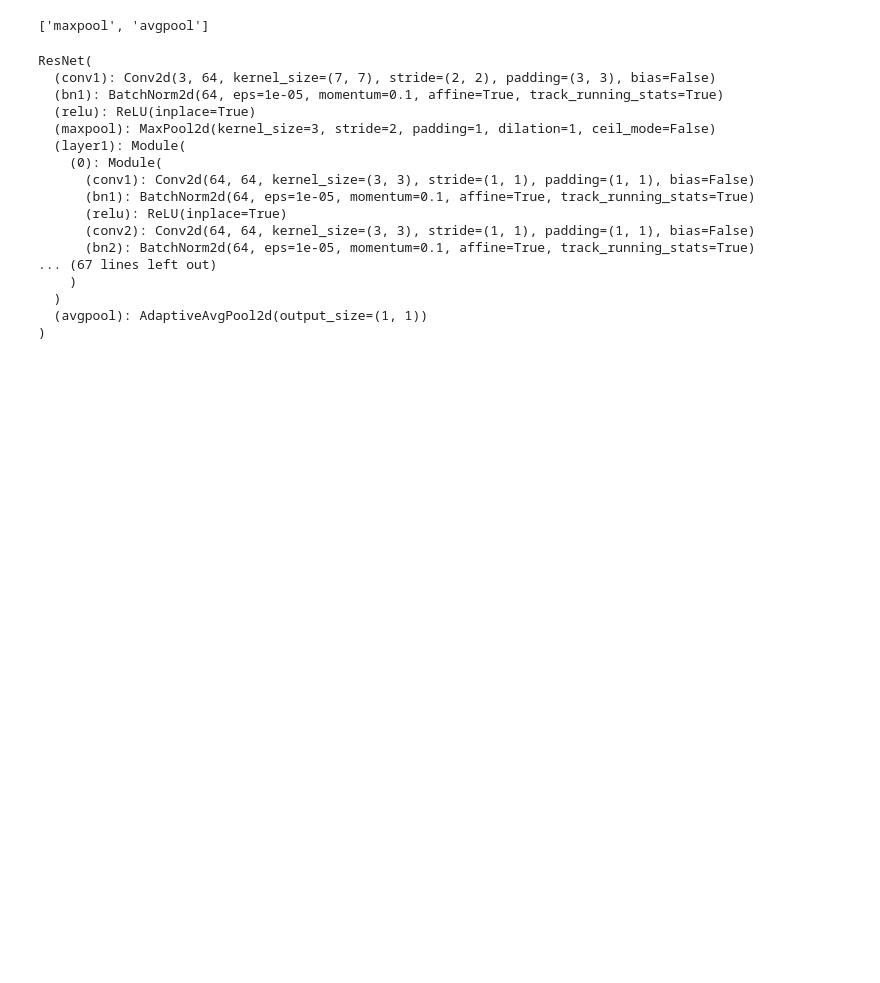
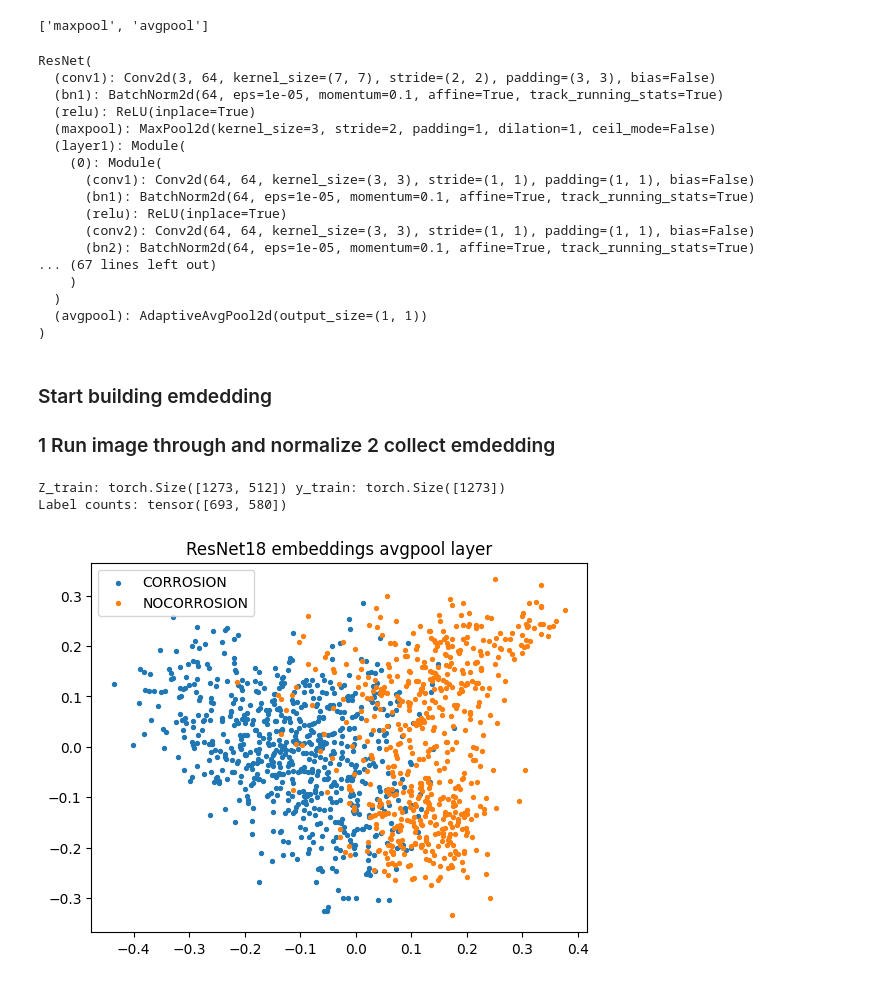
Before and after one commit to Tseng0318/ENDG511project, a Jupyter notebook: transfer.ipynb, the cells around one changed output. Saved outputs shown, nothing was run; the diff lists cells and outputs as text; code cells hidden in the pictures; blank space fills up the shorter version.

Commit message:
plot emdedding and plot

```diff
--- a/transfer.ipynb
+++ b/transfer.ipynb
@@ -547,3 +541,7 @@ ResNet(
   )
   (avgpool): AdaptiveAvgPool2d(output_size=(1, 1))
 )
+# %% [markdown]
+### Start building emdedding
+
+### 1 Run image through and normalize 2 collect emdedding
@@ -549,0 +580,32 @@ ResNet(
+# %%
+Z_train, y_train = build_embedding_bank(train_loader, device, max_samples=3000)
+print("Z_train:", Z_train.shape, "y_train:", y_train.shape)
+print("Label counts:", torch.bincount(y_train))
+# %% [output]
+Z_train: torch.Size([1273, 512]) y_train: torch.Size([1273])
+Label counts: tensor([693, 580])
+# %%
+@torch.no_grad()
+def pca_2d(X: torch.Tensor):
+    X = X.float()
+    mean = X.mean(dim=0, keepdim=True)
+    Xc = X - mean
+    U, S, Vt = torch.linalg.svd(Xc, full_matrices=False)
+    V = Vt.T[:, :2]         # [D,2]
+    X2 = Xc @ V             # [N,2]
+    return X2, V, mean.squeeze(0)
+
+Z2, V, mean = pca_2d(Z_train)
+# %%
+class_names = train_ds.classes  # ["CORROSION","NOCORROSION"]
+mask0 = (y_train == 0)
+mask1 = (y_train == 1)
+
+plt.figure()
+plt.scatter(Z2[mask0, 0], Z2[mask0, 1], s=8, label=class_names[0])
+plt.scatter(Z2[mask1, 0], Z2[mask1, 1], s=8, label=class_names[1])
+plt.title("ResNet18 embeddings avgpool layer")
+plt.legend()
+plt.show()
+# %% [output]
+[figure, added]
```
Also changed, not shown: parts of 10 cells of this notebook.
